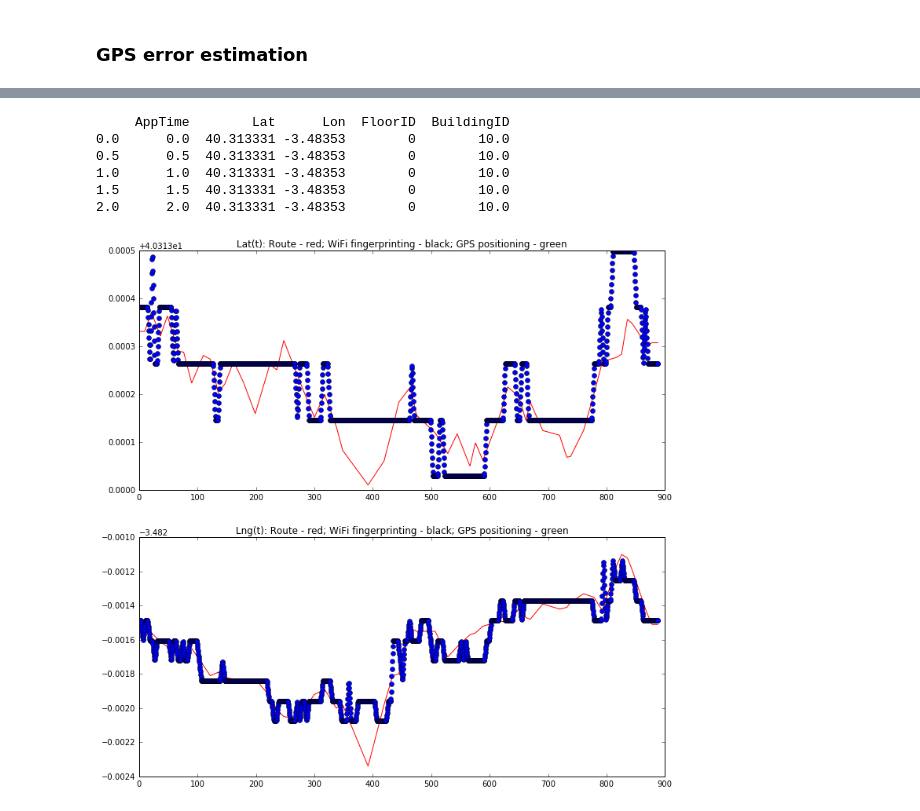
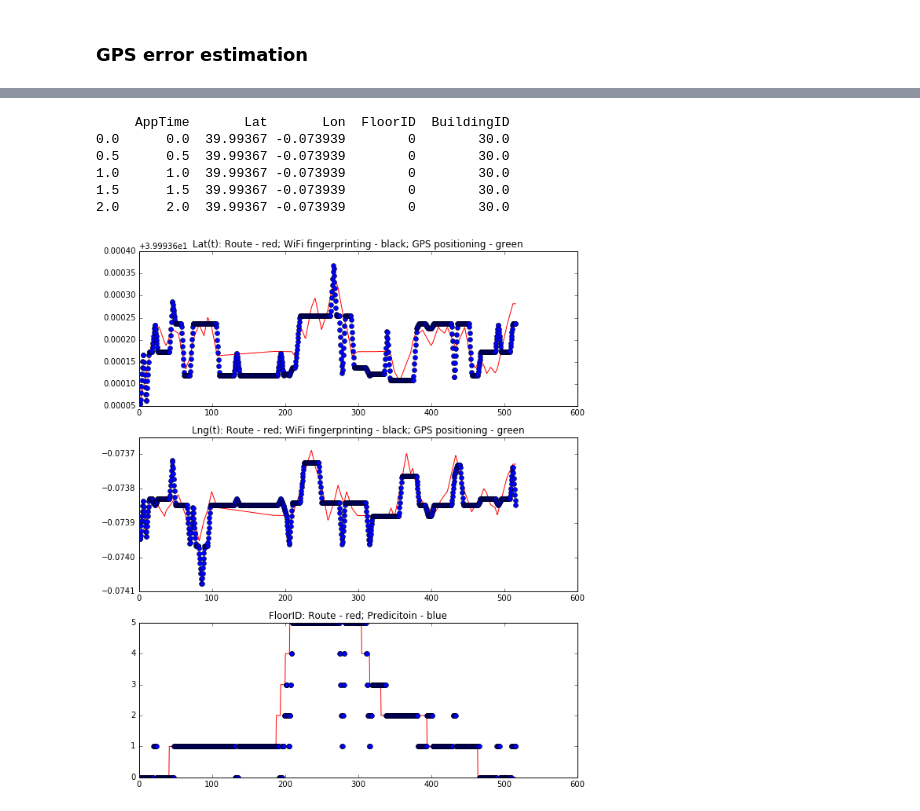
Before and after one commit to yairbeer/lis2016, a Jupyter notebook: train-heir-II.ipynb, the cells around one changed output, grey strips where cells are left out. Saved outputs shown, nothing was run; the diff lists cells and outputs as text; code cells hidden in the pictures.

```diff
--- a/train-heir-II.ipynb
+++ b/train-heir-II.ipynb
@@ -203,7 +203,7 @@ print(wifi[0][0].head())
 # %%
 # split to different tracks in order to not overfit while testing
 route_numbering = [[0, 0, 1, 1], [2, 2, 3, 3, 4, 4], [5, 6], [7, 7, 8, 8, 9]]
-test_route = 1
+test_route = 9
 # %% [markdown]
 #### total macs
 742
@@ -581,0 +581,12 @@ plt.show()
+# %%
+# Build floor change data per building
+# filter train samples by buildings in order to train floors
+train_floor_change = {10: [], 20: [], 30: [], 40: []}
+train_floor_change_results = {10: [], 20: [], 30: [], 40: []}
+
+print(pos[0][0].head())
+for i in range(len(pos)):
+    for j in range(len(pos[i])):
+        cur_building = pos[i][j].iloc[0]
+        floor
+        print('1')
@@ -1029,12 +1039,12 @@ for i in range(len(track)):
 
 print(test_sub_results[0].head())
 # %% [output]
-     AppTime        Lat      Lon  FloorID  BuildingID
-0.0      0.0  40.313331 -3.48353        0        10.0
-0.5      0.5  40.313331 -3.48353        0        10.0
-1.0      1.0  40.313331 -3.48353        0        10.0
-1.5      1.5  40.313331 -3.48353        0        10.0
-2.0      2.0  40.313331 -3.48353        0        10.0
+     AppTime       Lat       Lon  FloorID  BuildingID
+0.0      0.0  39.99367 -0.073939        0        30.0
+0.5      0.5  39.99367 -0.073939        0        30.0
+1.0      1.0  39.99367 -0.073939        0        30.0
+1.5      1.5  39.99367 -0.073939        0        30.0
+2.0      2.0  39.99367 -0.073939        0        30.0
 # %%
 # Smooth out
 # %%
@@ -1078,20 +1088,27 @@ for i in range(len(test_sub_results)):
     test_sub_wifi_predicitions[i]['FloorID'] = (test_sub_wifi_predicitions[i]['FloorID'].values + 0.5).astype(int)
 # %%
 # print an image of the predicitions
+def show_prediction(results, predictions, route):
+    # Plot 2D predicitions
+    plt.figure(1, figsize=(10, 12))
+    plt.subplot(311)
+    plt.plot(results[route]['AppTime'].values, results[route]['Lat'].values, 'r',
+             predictions[route]['AppTime'].values, predictions[route]['Lat'].values, 'bo')
+    plt.title('Lat(t): Route - red; WiFi fingerprinting - black; GPS positioning - green')
+    plt.subplot(312)
+    plt.plot(test_sub_results[route]['AppTime'].values, test_sub_results[route]['Lon'].values, 'r',
+             predictions[route]['AppTime'].values, predictions[route]['Lon'].values, 'bo')
+    plt.title('Lng(t): Route - red; WiFi fingerprinting - black; GPS positioning - green')
+    plt.subplot(313)
+    plt.plot(results[route]['AppTime'].values, results[route]['FloorID'].values, 'r',
+             predictions[route]['AppTime'].values, predictions[route]['FloorID'].values, 'bo')
+    plt.title('FloorID: Route - red; Predicitoin - blue')
+    plt.show()
+
 route = 0
-# Plot 2D predicitions
-plt.figure(1, figsize=(12, 12))
-plt.subplot(211)
-plt.plot(test_sub_results[route]['AppTime'].values, test_sub_results[route]['Lat'].values, 'r',
-         test_sub_wifi_predicitions[route]['AppTime'].values, test_sub_wifi_predicitions[route]['Lat'].values, 'bo')
-plt.title('Lat(t): Route - red; WiFi fingerprinting - black; GPS positioning - green')
-plt.subplot(212)
-plt.plot(test_sub_results[route]['AppTime'].values, test_sub_results[route]['Lon'].values, 'r',
-         test_sub_wifi_predicitions[route]['AppTime'].values, test_sub_wifi_predicitions[route]['Lon'].values, 'bo')
-plt.title('Lng(t): Route - red; WiFi fingerprinting - black; GPS positioning - green')
-plt.show()
+show_prediction(test_sub_results ,test_sub_wifi_predicitions, route)
 # %% [output]
-[figure, old version]
+[figure, new version]
 # %%
 # Calculate submission errors
 test_sub_errors = []
```
Also changed, not shown: parts of 25 cells of this notebook, 1 other file.
